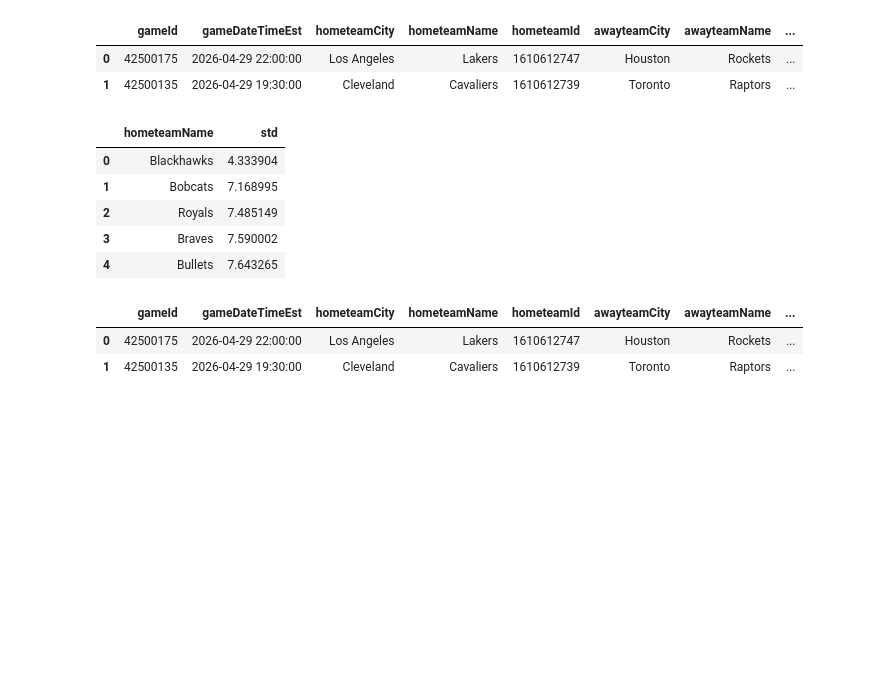
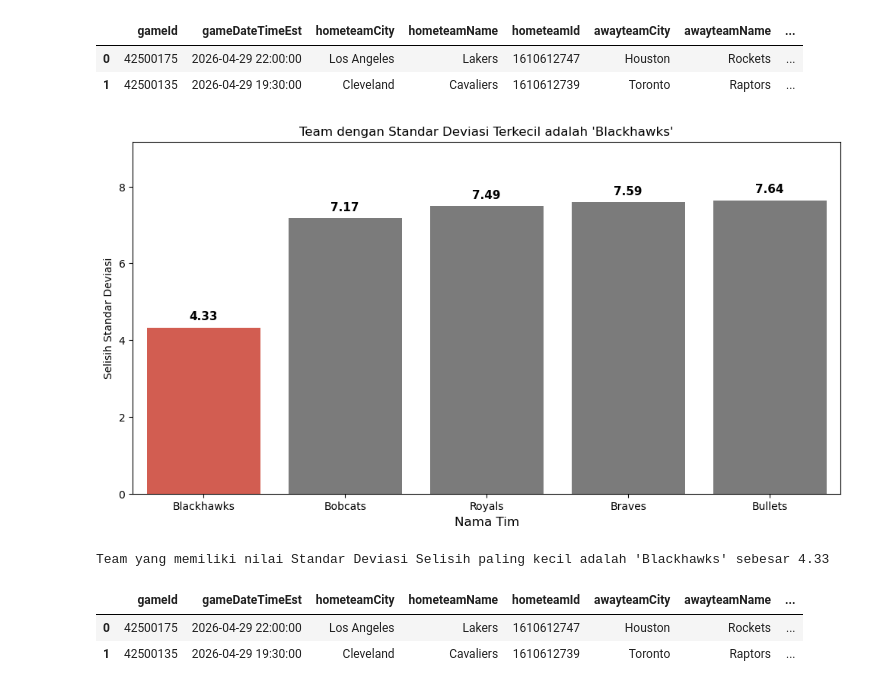
Before and after one commit to HafidzAfrieno/Project-Data-Analyst-Part-1, a Jupyter notebook: nba_player_analyst.ipynb, the cells around one changed output. Drawn from its saved outputs; the diff is of its cells as text; code cells hidden in the pictures; blank space fills up the shorter version.

```diff
--- a/nba_player_analyst.ipynb
+++ b/nba_player_analyst.ipynb
@@ -350,18 +373,33 @@ df.head(2)
 # %%
 #soal nomor 4
 # 4.Cari tim yang memiliki nilai standar deviasi selisih skor (selisih absolut antara homeScore dan awayScore) paling kecil saat bermain di kandang sendiri.
 data= df[['hometeamName','homeScore','awayScore']].copy()
 data['selisih_score'] = (data['homeScore']-data['awayScore']).abs()
 std_score = data.groupby('hometeamName')['selisih_score'].agg(['std']).reset_index()
-min5_stdscore = std_score.sort_values(by='std').reset_index(drop=True).head(5)
-min5_stdscore
+min5_stdscore = std_score.sort_values(by='std').reset_index(drop=True).head(5).round(2)
+
+min_stdScore = min5_stdscore.loc[min5_stdscore['std'].idxmin()]
+colors = ['#e74c3c' if (x == min_stdScore['std']) else "#7b7b7b" for x in min5_stdscore['std']]
+
+plt.figure(figsize=(12, 6))
+ax = sns.barplot(data=min5_stdscore, x='hometeamName', y='std', hue='hometeamName',palette=colors)
+for p in ax.patches:
+    height = p.get_height()
+    ax.annotate(f'{height:.2f}',
+                xy=(p.get_x() + p.get_width() / 2, height),
+                xytext=(0, 5),  # Jarak 5 point ke atas
+                textcoords="offset points",
+                ha='center', va='bottom',
+                fontweight='bold', fontsize=11)
+plt.ylim(0, min5_stdscore['std'].max() * 1.2)
+plt.title(f"Team dengan Standar Deviasi Terkecil adalah '{min_stdScore.hometeamName}'")
+plt.xlabel('Nama Tim', fontsize=12)
+plt.ylabel('Selisih Standar Deviasi')
+plt.show()
+print(f"Team yang memiliki nilai Standar Deviasi Selisih paling kecil adalah '{min_stdScore.hometeamName}' sebesar {min_stdScore['std']}")
 # %% [output]
-|  | hometeamName | std |
-| 0 | Blackhawks | 4.333904 |
-| 1 | Bobcats | 7.168995 |
-| 2 | Royals | 7.485149 |
-| 3 | Braves | 7.590002 |
-| 4 | Bullets | 7.643265 |
+[figure, added]
+Team yang memiliki nilai Standar Deviasi Selisih paling kecil adalah 'Blackhawks' sebesar 4.33
 # %%
 df.head(2)
 # %% [output]
```
Also changed, not shown: parts of 1 cell of this notebook.
